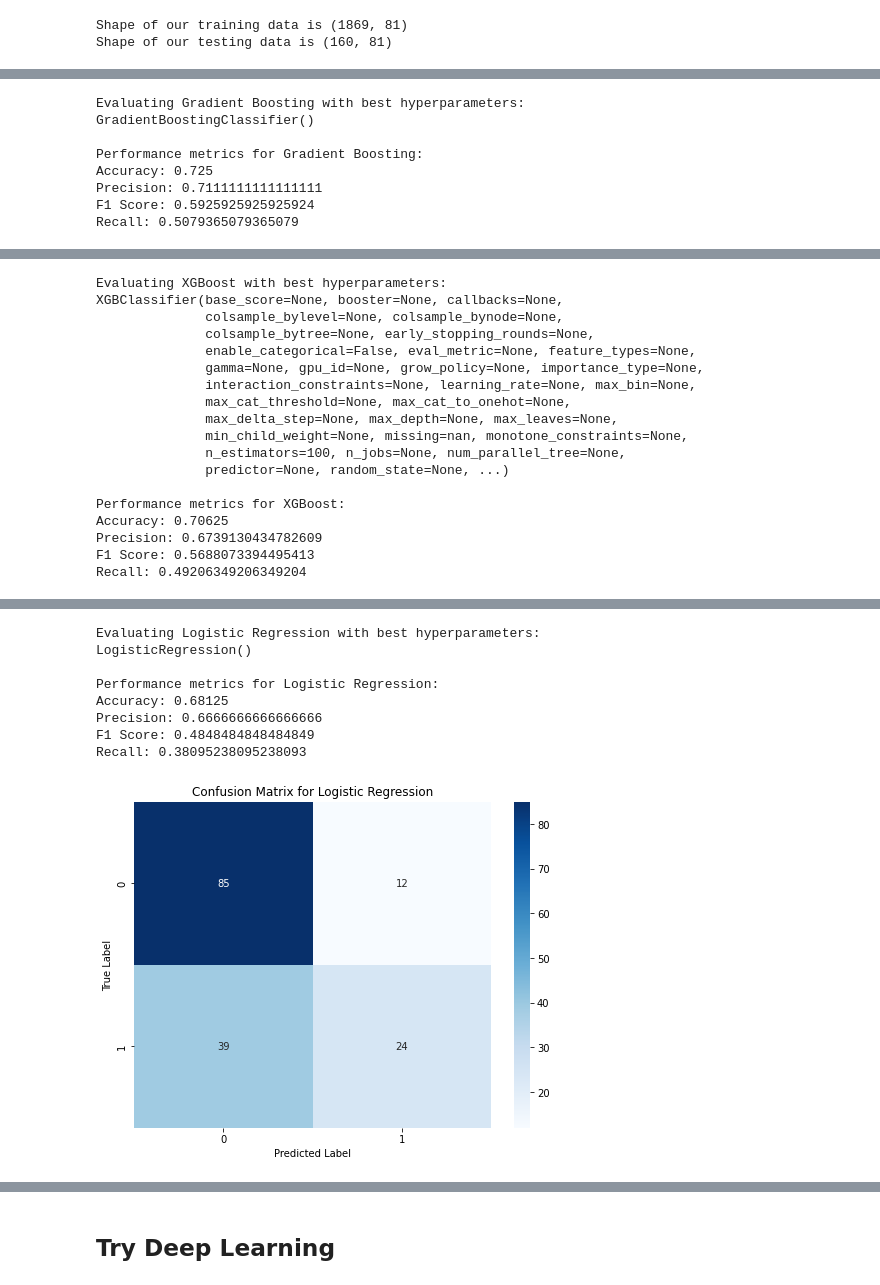
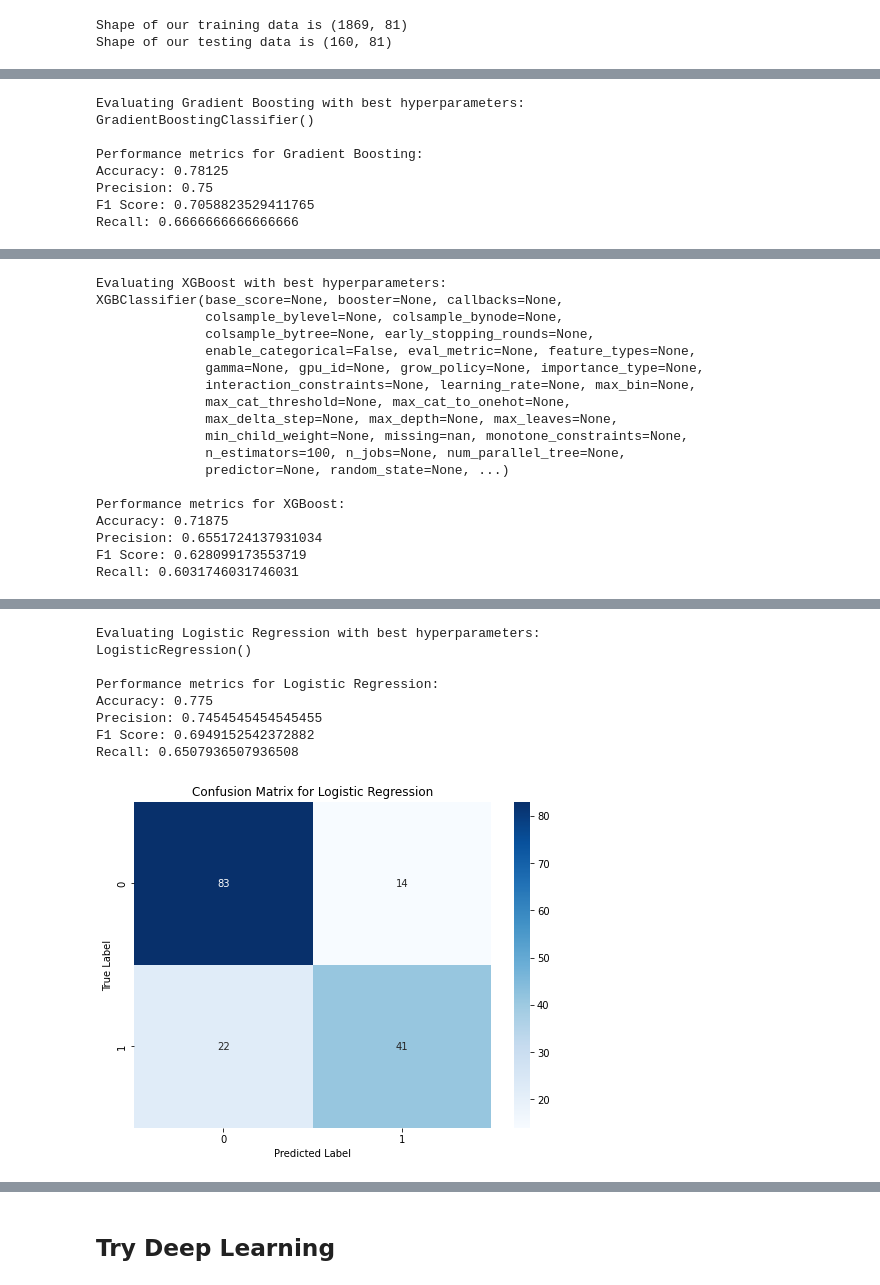
Before and after one commit to Donal-08/Data-Science-Final-Project, a Jupyter notebook: prediction.ipynb, the cells around one changed output, grey strips where cells are left out. Drawn from its saved outputs; the diff is of its cells as text; code cells hidden in the pictures.

```diff
--- a/prediction.ipynb
+++ b/prediction.ipynb
@@ -861,8 +998,10 @@ df.shape
 # %% [output]
 (2029, 63)
 # %%
-features = [x for x in new_features if x not in ['fk_rolling_avg', 'crspa_rolling_avg', 'dist_rolling_avg', 'recov_rolling_avg', 'pk_rolling_avg', 'pkatt_rolling_avg', 'sot%_rolling_avg']]
+features = [x for x in new_features if x not in ['fk_rolling_avg', 'crspa_rolling_avg', 'dist_rolling_avg', 'recov_rolling_avg', 'pk_rolling_avg', 'pkatt_rolling_avg', 'sot%_rolling_avg', 'sot']]
 print(features)
+
+# not included
 # %% [output]
 ['venue_numeric', 'opponent_id', 'gf_rolling_avg', 'ga_rolling_avg', 'sh_rolling_avg', 'sot_rolling_avg', 'g/sh_rolling_avg', 'g/sot_rolling_avg', 'poss_rolling_avg', 'xg_rolling_avg', 'xga_rolling_av ...
 # %% [markdown]
@@ -958,6 +1097,8 @@ X = df.select_dtypes(include='number')
 X = X[features]
 X = X.dropna()
 correlation_matrix = X.corr()
+features.append("sh")
+features.append("sca")
 
 # Check for pairs who has high correlation
 pairs = {}
@@ -1177,6 +1340,7 @@ X = new_df.select_dtypes(include='number')
 # X = X.drop(['target'], axis=1)
 X = X[features]
 X = X.dropna()
+features.append("sot")
 
 correlation_matrix = X.corr()
 
@@ -1231,6 +1395,7 @@ Shape of our training data is (1869, 81)
 Shape of our testing data is (160, 81)
 # %%
 # Perform grid search for hyperparameter tuning
+features.append("ga")
 best_estimators = {}
 for name, classifier in grid_search_classifiers.items():
     print(f"Performing RandomizedSearchCV for {name}...")
@@ -1367,10 +1539,11 @@ from sklearn.feature_selection import RFECV
 
 # Perform grid search for hyperparameter tuning
 best_estimators = {}
+features.append("xga")
 for name, classifier in grid_search_classifiers.items():
     print(f"Performing RandomizedSearchCV for {name}...")
     # Initialize RFECV with the classifier and scoring method
-    rfecv = RFECV(estimator=classifier, cv=5, scoring='roc_auc', verbose=1, n_jobs=-1)
+    rfecv = RFECV(estimator=classifier, cv=5, scoring='roc_auc', verbose=0, n_jobs=-1)
     rfecv.fit(train_data[features], train_data["target"])
 
     # Select the best features based on RFECV
@@ -1387,6 +1560,7 @@ for name, classifier in grid_search_classifiers.items():
 # Use best estimators for classification
 for name, classifier in best_estimators.items():
     print(f"Evaluating {name} with best hyperparameters:")
+    selected_features = list(set(selected_features))  # Remove duplicate feature names
     print(classifier)
     combined, accuracy, precision, f1, recall, confusion_mat = predict(train_data, test_data, selected_features, classifier)
     print(f"\nPerformance metrics for {name}:")
@@ -1424,7 +1594,7 @@ Evaluating Gradient Boosting with best hyperparameters:
 GradientBoostingClassifier()
 
 Performance metrics for Gradient Boosting:
-Accuracy: 0.725
-Precision: 0.7111111111111111
-F1 Score: 0.5925925925925924
-Recall: 0.5079365079365079
+Accuracy: 0.78125
+Precision: 0.75
+F1 Score: 0.7058823529411765
+Recall: 0.6666666666666666
@@ -1443,7 +1613,7 @@ XGBClassifier(base_score=None, booster=None, callbacks=None,
               predictor=None, random_state=None, ...)
 
 Performance metrics for XGBoost:
-Accuracy: 0.70625
-Precision: 0.6739130434782609
-F1 Score: 0.5688073394495413
-Recall: 0.49206349206349204
+Accuracy: 0.71875
+Precision: 0.6551724137931034
+F1 Score: 0.628099173553719
+Recall: 0.6031746031746031
@@ -1451,12 +1621,12 @@ Recall: 0.49206349206349204
 Evaluating Logistic Regression with best hyperparameters:
 LogisticRegression()
 
 Performance metrics for Logistic Regression:
-Accuracy: 0.68125
-Precision: 0.6666666666666666
-F1 Score: 0.4848484848484849
-Recall: 0.38095238095238093
+Accuracy: 0.775
+Precision: 0.7454545454545455
+F1 Score: 0.6949152542372882
+Recall: 0.6507936507936508
-[figure, old version]
+[figure, new version]
 # %%
 from sklearn.feature_selection import RFE
 
```
Also changed, not shown: parts of 31 cells of this notebook.
